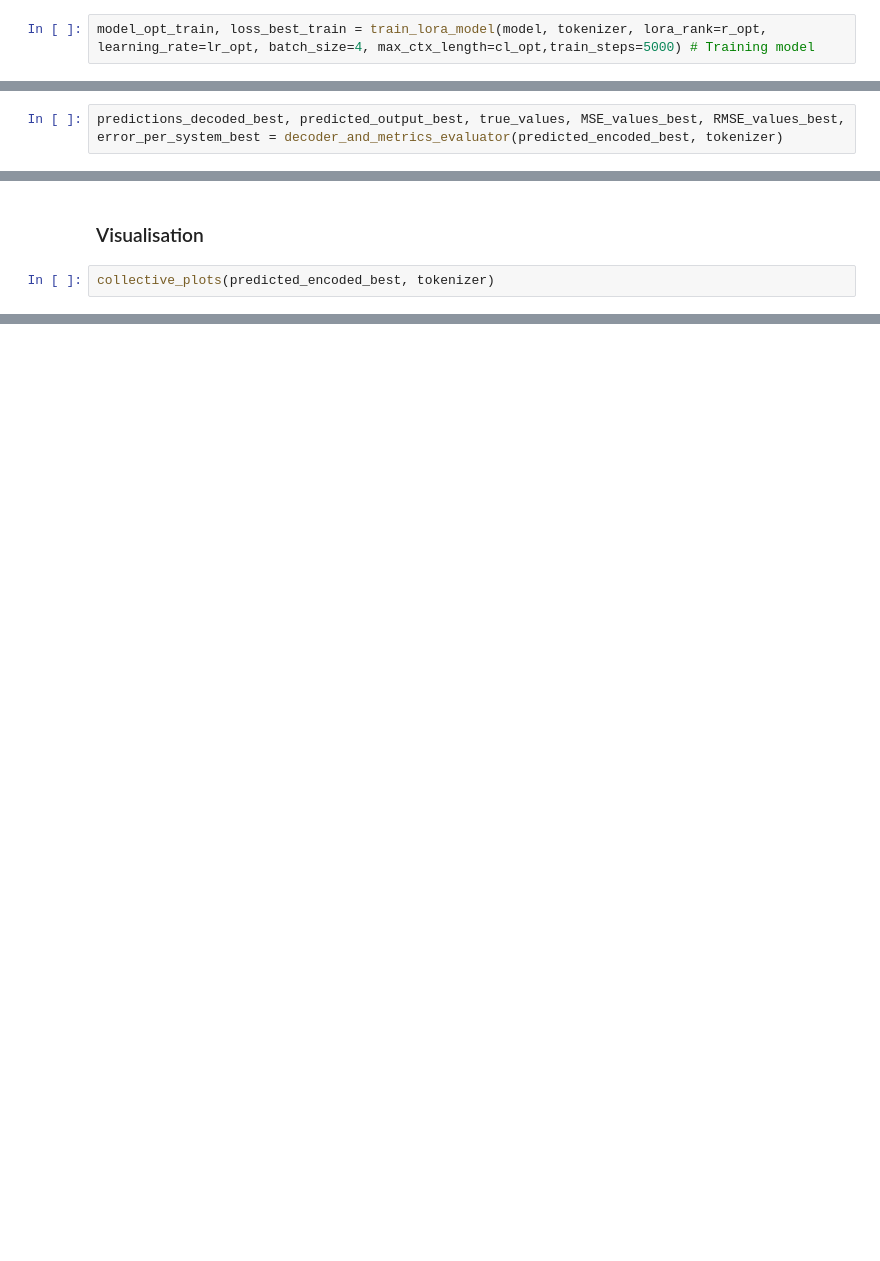
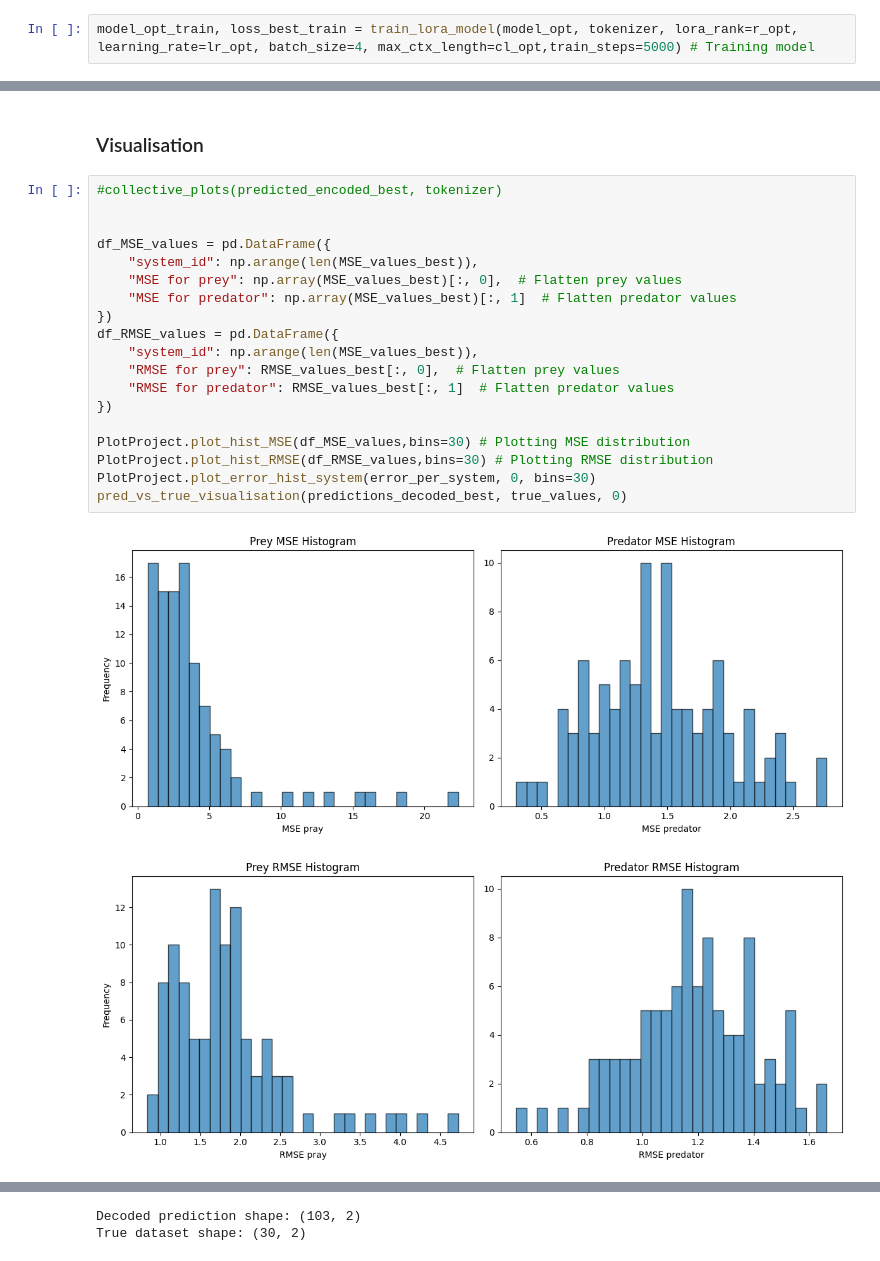
Before and after one commit to MatteoMancini01/M2_Cw, a Jupyter notebook: train_val_hp_search_lora.ipynb, the cells around one changed output, grey strips where cells are left out. Cells and saved outputs as stored; diff of their text form; blank space fills up the shorter version.

```diff
--- a/train_val_hp_search_lora.ipynb
+++ b/train_val_hp_search_lora.ipynb
@@ -333,7 +383,7 @@ Training Model with the above parameters (and determine loss/perplexity)
 # %%
 model_opt, tokenizer = load_qwen() # Loading Qwen2.5
 # %%
-model_opt_train, loss_best_train = train_lora_model(model, tokenizer, lora_rank=r_opt, learning_rate=lr_opt, batch_size=4, max_ctx_length=cl_opt,train_steps=5000) # Training model
+model_opt_train, loss_best_train = train_lora_model(model_opt, tokenizer, lora_rank=r_opt, learning_rate=lr_opt, batch_size=4, max_ctx_length=cl_opt,train_steps=5000) # Training model
 # %% [markdown]
 Collecting train and validation loss/perplexity and FLOPs
 # %%
@@ -382,7 +527,5 @@ predicted_encoded_best = prediction_after_training(model_opt_train, tokenizer, v
 # %% [markdown]
 Determining metrics from predictions, MSE, RMSE and error in each system
-# %%
-predictions_decoded_best, predicted_output_best, true_values, MSE_values_best, RMSE_values_best, error_per_system_best = decoder_and_metrics_evaluator(predicted_encoded_best, tokenizer)
 # %% [markdown]
 Saving metrics
 # %%
@@ -393,4 +536,24 @@ np.savez("best_model_results/error_per_system_best.npz", *error_per_system_best)
 # %% [markdown]
 ### Visualisation
-# %%
-collective_plots(predicted_encoded_best, tokenizer)
+# %%
+#collective_plots(predicted_encoded_best, tokenizer)
+
+
+df_MSE_values = pd.DataFrame({
+    "system_id": np.arange(len(MSE_values_best)),
+    "MSE for prey": np.array(MSE_values_best)[:, 0],  # Flatten prey values
+    "MSE for predator": np.array(MSE_values_best)[:, 1]  # Flatten predator values
+})
+df_RMSE_values = pd.DataFrame({
+    "system_id": np.arange(len(MSE_values_best)),
+    "RMSE for prey": RMSE_values_best[:, 0],  # Flatten prey values
+    "RMSE for predator": RMSE_values_best[:, 1]  # Flatten predator values
+})
+
+PlotProject.plot_hist_MSE(df_MSE_values,bins=30) # Plotting MSE distribution
+PlotProject.plot_hist_RMSE(df_RMSE_values,bins=30) # Plotting RMSE distribution
+PlotProject.plot_error_hist_system(error_per_system, 0, bins=30)
+pred_vs_true_visualisation(predictions_decoded_best, true_values, 0)
+# %% [output]
+[figure, added]
+[figure, added]
@@ -396,0 +561,2 @@ collective_plots(predicted_encoded_best, tokenizer)
+Decoded prediction shape: (103, 2)
+True dataset shape: (30, 2)
```
Also changed, not shown: parts of 32 cells of this notebook.
